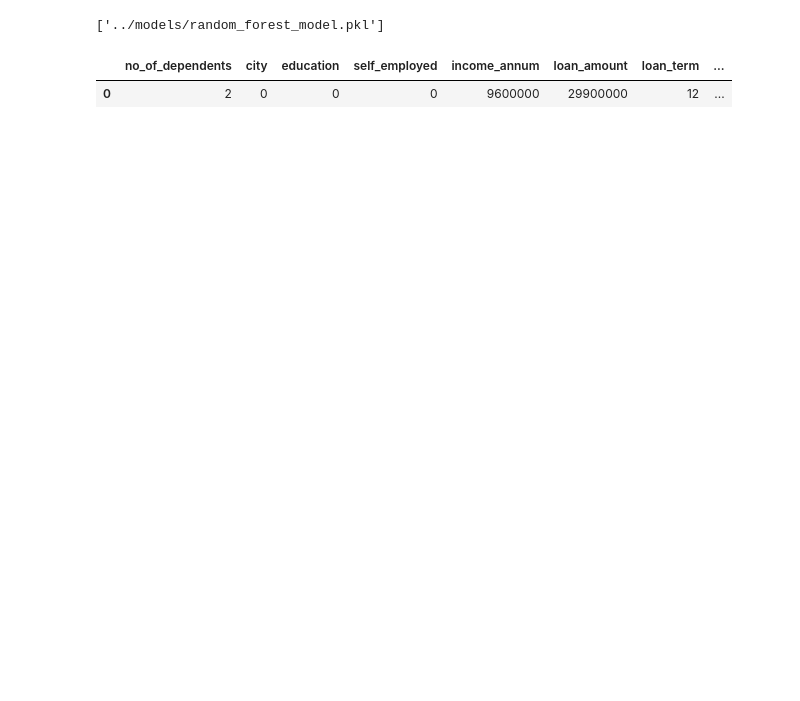
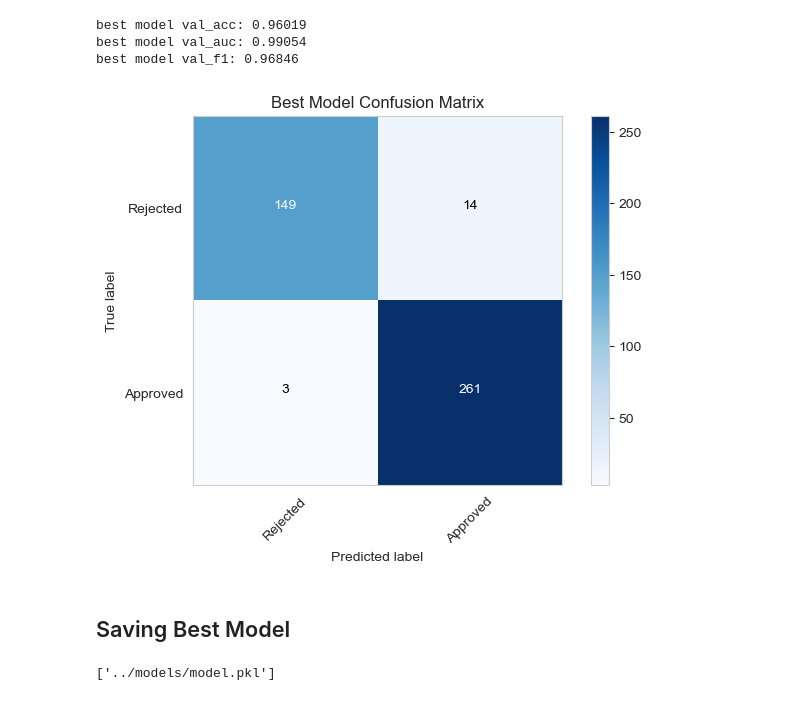
Before and after one commit to sercanyesiloz/Loan-Approval-Prediction, a Jupyter notebook: notebooks/modeling.ipynb, the cells around one changed output. Drawn from its saved outputs; the diff is of its cells as text; code cells hidden in the pictures; blank space fills up the shorter version.

```diff
--- a/notebooks/modeling.ipynb
+++ b/notebooks/modeling.ipynb
@@ -82,0 +187,9 @@ RandomForestClassifier()
+# %%
+study = optuna.create_study(direction='maximize')
+study.optimize(objective, n_trials=10)
+
+best_value = study.best_value
+best_params = study.best_params
+
+print(f"best score: {best_value}")
+print(f"best params: {best_params}")
@@ -83,4 +210,60 @@ RandomForestClassifier()
+# %%
+best_params["random_state"] = 42
+
+best_model = xgb.XGBClassifier(**best_params)
+
+best_model.fit(X_train, y_train)
+
+val_pred = best_model.predict(X_val)
+val_pred_proba = best_model.predict_proba(X_val)
+
+val_acc = accuracy_score(y_val, val_pred)
+val_auc = roc_auc_score(y_val, val_pred_proba[:, 1])
+val_f1 = f1_score(y_val, val_pred)
+
+print(f"best model val_acc: {val_acc:.5f}")
+print(f"best model val_auc: {val_auc:.5f}")
+print(f"best model val_f1: {val_f1:.5f}")
+# %% [output]
+best model val_acc: 0.96019
+best model val_auc: 0.99054
+best model val_f1: 0.96846
+# %%
+def plot_confusion_matrix(
+    cm, classes, title: str, save_path=None, dpi: int = 500
+) -> None:
+
+    plt.imshow(cm, interpolation="nearest", cmap="Blues")
+    plt.title(title, size=12)
+    plt.colorbar()
+    tick_marks = np.arange(len(classes))
+    plt.xticks(tick_marks, classes, rotation=45)
+    plt.yticks(tick_marks, classes)
+    thresh = cm.max() / 2.0
+    for i, j in itertools.product(range(cm.shape[0]), range(cm.shape[1])):
+        plt.text(
+            j,
+            i,
+            format(cm[i, j], ".0f"),
+            horizontalalignment="center",
+            color="white" if cm[i, j] > thresh else "black",
+        )
+    plt.tight_layout()
+    plt.ylabel("True label")
+    plt.xlabel("Predicted label")
+    plt.grid(False)
+    if save_path is not None:
+        plt.savefig(save_path, dpi=dpi)
+    plt.show()
+# %%
+cm = confusion_matrix(y_val, val_pred)
+
+plot_confusion_matrix(cm, classes=["Rejected", "Approved"], title="Best Model Confusion Matrix", save_path="../images/best_model_cm.jpg", dpi=500)
+# %% [output]
+[figure, added]
+# %% [markdown]
+## Saving Best Model
 # %%
-joblib.dump(model, '../models/random_forest_model.pkl')
+joblib.dump(best_model, '../models/model.pkl')
 # %% [output]
-['../models/random_forest_model.pkl']
+['../models/model.pkl']
@@ -94,5 +269,0 @@ model = joblib.load('../models/random_forest_model.pkl')
-# %%
-df.iloc[:1,:][input_cols]
-# %% [output]
-|  | no_of_dependents | city | education | self_employed | income_annum | loan_amount | loan_term | ... |
-| 0 | 2 | 0 | 0 | 0 | 9600000 | 29900000 | 12 | ... |
```
Also changed, not shown: parts of 18 cells of this notebook, 11 other files.
